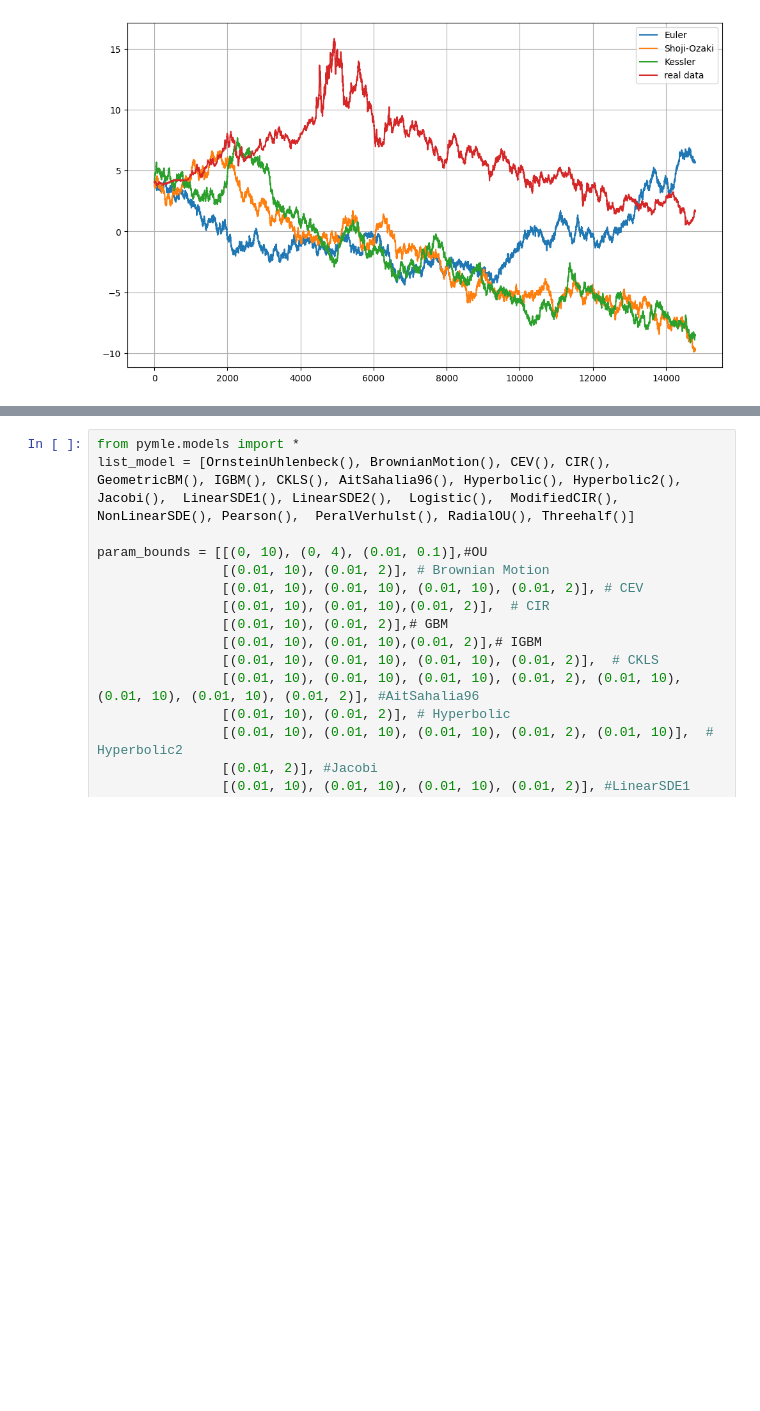
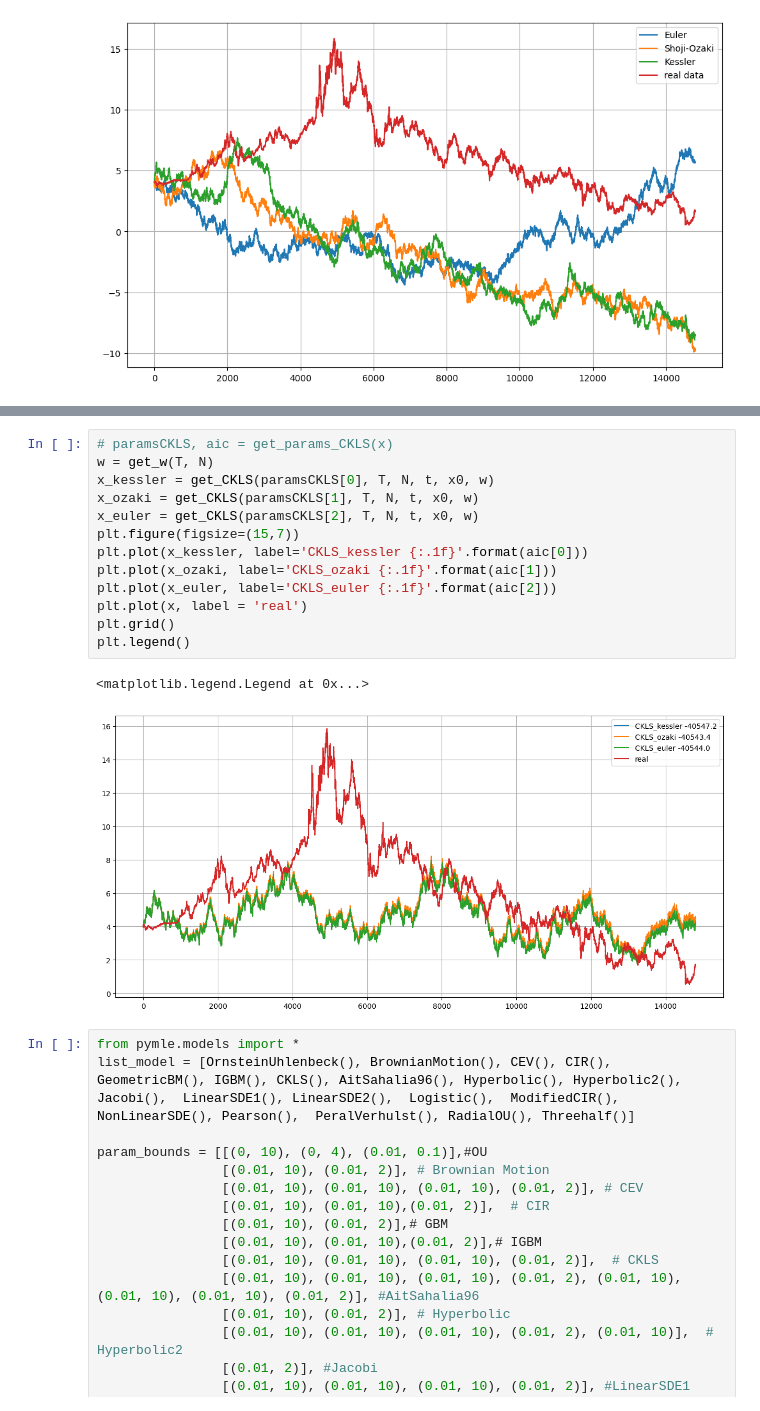
Before and after one commit to Elezov-Daniil/Estimation-of-the-parameters-of-SDE-by-the-maximum-likelihood-method, a Jupyter notebook: Parametrs estimation.ipynb, the cells around one changed output, grey strips where cells are left out. Drawn from its saved outputs; the diff is of its cells as text; blank space fills up the shorter version.

```diff
--- a/Parametrs estimation.ipynb
+++ b/Parametrs estimation.ipynb
@@ -268,3 +304,19 @@ Kessler AIC: -38864.08964554238
+# %%
+# paramsCKLS, aic = get_params_CKLS(x)
+w = get_w(T, N)
+x_kessler = get_CKLS(paramsCKLS[0], T, N, t, x0, w)
+x_ozaki = get_CKLS(paramsCKLS[1], T, N, t, x0, w)
+x_euler = get_CKLS(paramsCKLS[2], T, N, t, x0, w)
+plt.figure(figsize=(15,7))
+plt.plot(x_kessler, label='CKLS_kessler {:.1f}'.format(aic[0]))
+plt.plot(x_ozaki, label='CKLS_ozaki {:.1f}'.format(aic[1]))
+plt.plot(x_euler, label='CKLS_euler {:.1f}'.format(aic[2]))
+plt.plot(x, label = 'real')
+plt.grid()
+plt.legend()
+# %% [output]
+<matplotlib.legend.Legend at 0x...>
+[figure, added]
 # %%
 from pymle.models import *
 list_model = [OrnsteinUhlenbeck(), BrownianMotion(), CEV(), CIR(), GeometricBM(), IGBM(), CKLS(), AitSahalia96(), Hyperbolic(), Hyperbolic2(), Jacobi(),  LinearSDE1(), LinearSDE2(),  Logistic(),  ModifiedCIR(),    NonLinearSDE(), Pearson(),  PeralVerhulst(), RadialOU(), Threehalf()]
```
Also changed, not shown: parts of 8 cells of this notebook.
